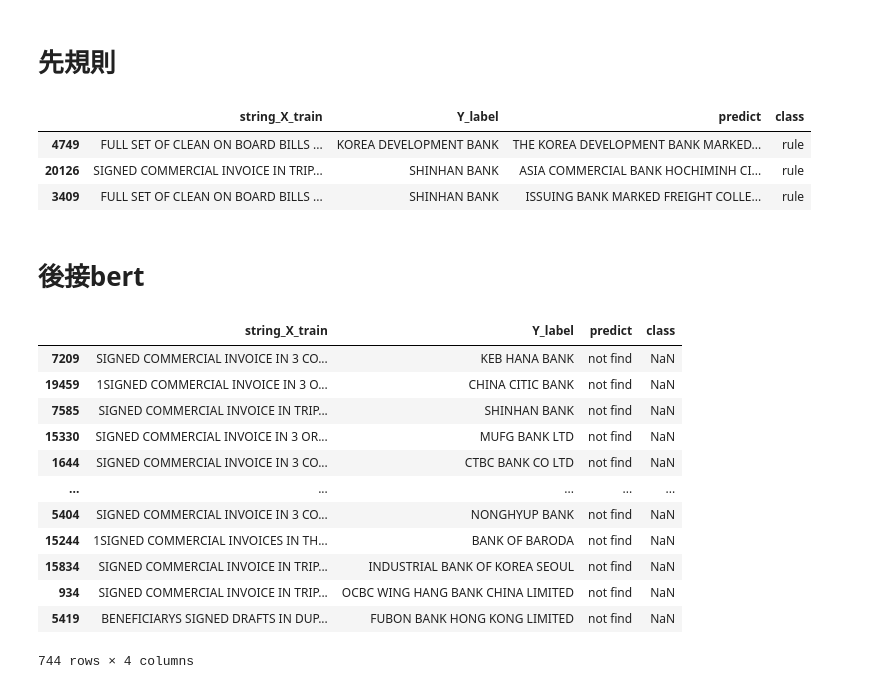
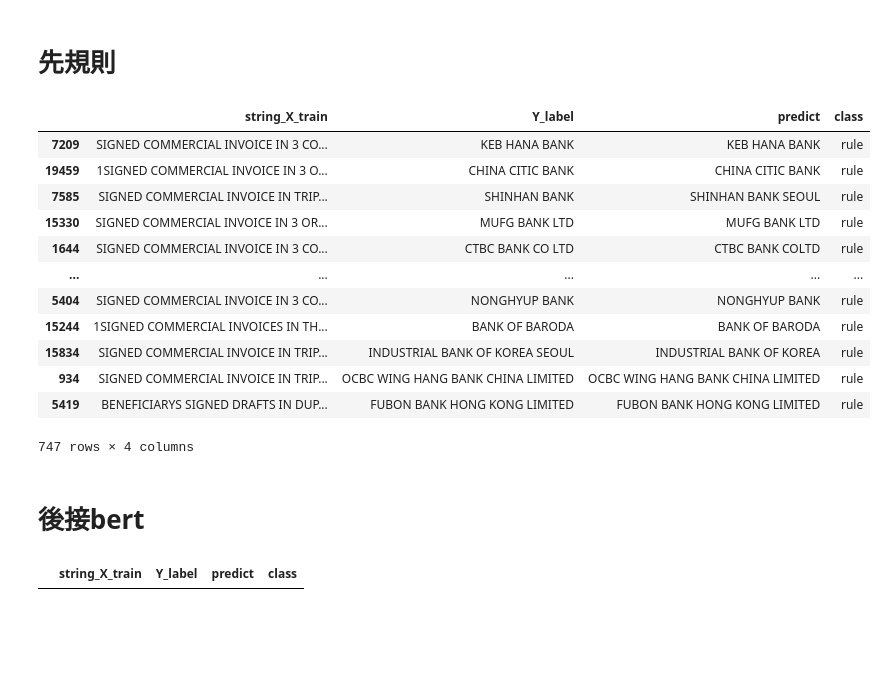
Before and after one commit to skywalker0803r/Letter-of-Credit-Intelligent-Auxiliary-Semantic-Analysis-System, a Jupyter notebook: notebook/銀行規則加bert.ipynb, the cells around one changed output. Cells and saved outputs as stored; diff of their text form; code cells hidden in the pictures; blank space fills up the shorter version.

```diff
--- a/notebook/銀行規則加bert.ipynb
+++ b/notebook/銀行規則加bert.ipynb
@@ -65,35 +65,40 @@ def model_predict(nlp,df):
         table = table.append(row)
     return table
 
+尾綴列表 = np.load('..\data\寶典\銀行尾綴.npy')
+split_keywords = np.load('..\data\寶典\銀行關鍵字.npy')
+銀行列表 = np.load('..\data\寶典\銀行寶典.npy')
+
 # 人工規則找銀行
-def get_bank(text):
+def get_bank(text,split_keywords,尾綴列表):
     text = preprocess_x(text)
-    split_keywords = ['TO ORDER OF','TO THEORDER OF','TO THE ORDER OF','TOTHE ORDER OF','TO THE ORDER+OF','TOORDER OF']
-    尾綴列表 = np.load('..\data\寶典\銀行尾綴.npy')
-
-    def 根據尾綴找答案(尾綴):
+    def 根據尾綴找答案(text,尾綴):
         if 尾綴 in text:
-            idx = text.find(尾綴)
-            result = preprocess_x(text[:idx+len(尾綴)])
+            result = preprocess_x(text[:text.find(尾綴)+len(尾綴)]).strip()
             if (尾綴 in result) and (len(result) > len(尾綴)):
                 return result
             else:
                 return 'not find'
         else:
             return 'not find'
-
-    for i in split_keywords:
-        # 若找到關鍵分割字串
-        if i in text:
-            # 取後半段文章 根據尾綴找答案
-            text = text.split(i)[1]
-            result = 'not find'
-            for i in 尾綴列表:
-                result = 根據尾綴找答案(i)
-            return result
-        # 如果找不到關鍵分隔字
+    for keyword in split_keywords:
+        if keyword in text:
+            result_list = []
+            for 尾綴 in 尾綴列表:
+                result = 根據尾綴找答案(text.split(keyword)[1],尾綴)
+                if result != 'not find':
+                    return result
+                else:
+                    return 'not find'
         else:
             return 'not find'
+
+# 根據寶典找銀行
+def get_bank_寶典(x,寶典):
+    for p in 寶典:
+        if p in x:
+            return p
+    return 'not find'
 
 def get_acc(df,t=0.75):
     correct = []
@@ -175,15 +180,24 @@ You should probably TRAIN this model on a down-stream task to be able to use it
 # %%
 result = pd.DataFrame()
 result['string_X_train'] = val_df['string_X_train']
 result['Y_label'] = val_df['Y_label']
-result['predict'] = [ get_bank(i) for i in val_df['string_X_train'].values]
+result['predict'] = [ get_bank_寶典(i,銀行列表) for i in val_df['string_X_train'].values]
 result.loc[result['predict'] != 'not find','class'] = 'rule'
 result.loc[result['predict'] != 'not find',:]
 # %% [output]
 |  | string_X_train | Y_label | predict | class |
-| 4749 | FULL SET OF CLEAN ON BOARD BILLS ... | KOREA DEVELOPMENT BANK | THE KOREA DEVELOPMENT BANK MARKED... | rule |
-| 20126 | SIGNED COMMERCIAL INVOICE IN TRIP... | SHINHAN BANK | ASIA COMMERCIAL BANK HOCHIMINH CI... | rule |
-| 3409 | FULL SET OF CLEAN ON BOARD BILLS ... | SHINHAN BANK | ISSUING BANK MARKED FREIGHT COLLE... | rule |
+| 7209 | SIGNED COMMERCIAL INVOICE IN 3 CO... | KEB HANA BANK | KEB HANA BANK | rule |
+| 19459 | 1SIGNED COMMERCIAL INVOICE IN 3 O... | CHINA CITIC BANK | CHINA CITIC BANK | rule |
+| 7585 | SIGNED COMMERCIAL INVOICE IN TRIP... | SHINHAN BANK | SHINHAN BANK SEOUL | rule |
+| 15330 | SIGNED COMMERCIAL INVOICE IN 3 OR... | MUFG BANK LTD | MUFG BANK LTD | rule |
+| 1644 | SIGNED COMMERCIAL INVOICE IN 3 CO... | CTBC BANK CO LTD | CTBC BANK COLTD | rule |
+| ... | ... | ... | ... | ... |
+| 5404 | SIGNED COMMERCIAL INVOICE IN 3 CO... | NONGHYUP BANK | NONGHYUP BANK | rule |
+| 15244 | 1SIGNED COMMERCIAL INVOICES IN TH... | BANK OF BARODA | BANK OF BARODA | rule |
+| 15834 | SIGNED COMMERCIAL INVOICE IN TRIP... | INDUSTRIAL BANK OF KOREA SEOUL | INDUSTRIAL BANK OF KOREA | rule |
+| 934 | SIGNED COMMERCIAL INVOICE IN TRIP... | OCBC WING HANG BANK CHINA LIMITED | OCBC WING HANG BANK CHINA LIMITED | rule |
+| 5419 | BENEFICIARYS SIGNED DRAFTS IN DUP... | FUBON BANK HONG KONG LIMITED | FUBON BANK HONG KONG LIMITED | rule |
+747 rows × 4 columns
 # %% [markdown]
 # 後接bert
 # %%
@@ -191,18 +205,6 @@ not_find_df = result.loc[result['predict']=='not find',:]
 display(not_find_df)
 # %% [output]
 |  | string_X_train | Y_label | predict | class |
-| 7209 | SIGNED COMMERCIAL INVOICE IN 3 CO... | KEB HANA BANK | not find | NaN |
-| 19459 | 1SIGNED COMMERCIAL INVOICE IN 3 O... | CHINA CITIC BANK | not find | NaN |
-| 7585 | SIGNED COMMERCIAL INVOICE IN TRIP... | SHINHAN BANK | not find | NaN |
-| 15330 | SIGNED COMMERCIAL INVOICE IN 3 OR... | MUFG BANK LTD | not find | NaN |
-| 1644 | SIGNED COMMERCIAL INVOICE IN 3 CO... | CTBC BANK CO LTD | not find | NaN |
-| ... | ... | ... | ... | ... |
-| 5404 | SIGNED COMMERCIAL INVOICE IN 3 CO... | NONGHYUP BANK | not find | NaN |
-| 15244 | 1SIGNED COMMERCIAL INVOICES IN TH... | BANK OF BARODA | not find | NaN |
-| 15834 | SIGNED COMMERCIAL INVOICE IN TRIP... | INDUSTRIAL BANK OF KOREA SEOUL | not find | NaN |
-| 934 | SIGNED COMMERCIAL INVOICE IN TRIP... | OCBC WING HANG BANK CHINA LIMITED | not find | NaN |
-| 5419 | BENEFICIARYS SIGNED DRAFTS IN DUP... | FUBON BANK HONG KONG LIMITED | not find | NaN |
-744 rows × 4 columns
 # %%
 bert_predict = model_predict(nlp,not_find_df)
 bert_predict
```
Also changed, not shown: parts of 8 cells of this notebook, 2 other files.
